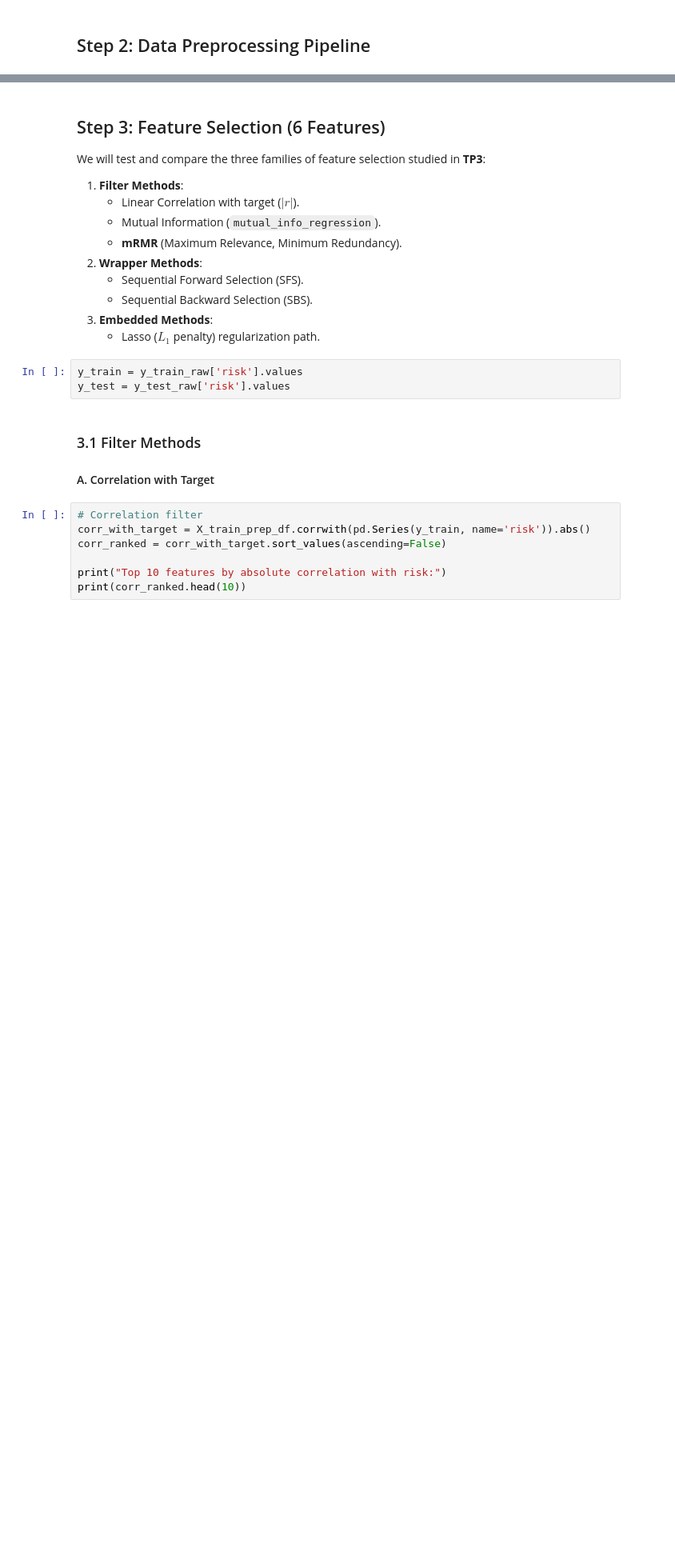
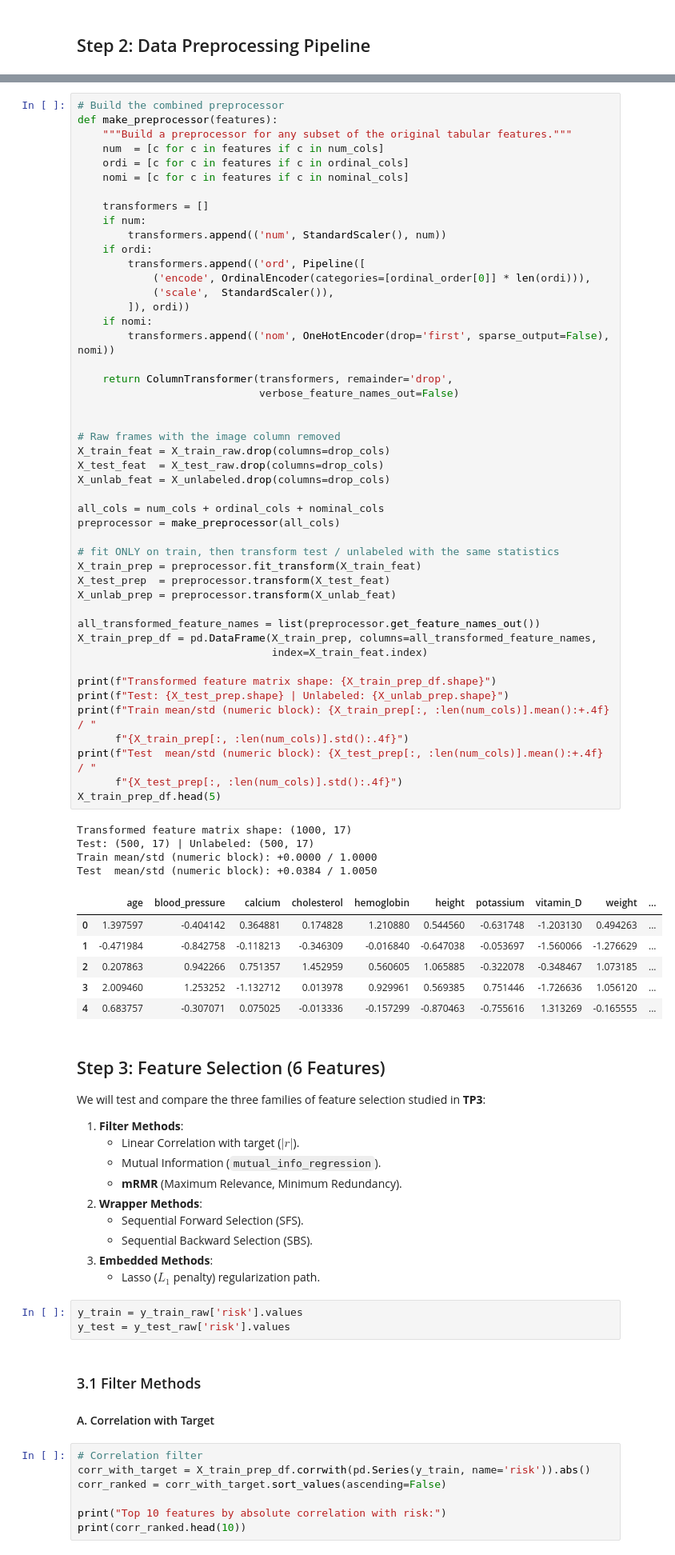
Before and after one commit to RenanGroto/-LELEC2870---Machine-Learning-Project-Smurf-Heart-Failure, a Jupyter notebook: part1.ipynb, the cells around one changed output, grey strips where cells are left out. Shown at 80% size. Drawn from its saved outputs; the diff is of its cells as text; blank space fills up the shorter version.

```diff
--- a/part1.ipynb
+++ b/part1.ipynb
@@ -378,3 +402,61 @@ Transformed feature matrix shape: (1000, 17)
+# %%
+# Build the combined preprocessor
+def make_preprocessor(features):
+    """Build a preprocessor for any subset of the original tabular features."""
+    num  = [c for c in features if c in num_cols]
+    ordi = [c for c in features if c in ordinal_cols]
+    nomi = [c for c in features if c in nominal_cols]
+
+    transformers = []
+    if num:
+        transformers.append(('num', StandardScaler(), num))
+    if ordi:
+        transformers.append(('ord', Pipeline([
+            ('encode', OrdinalEncoder(categories=[ordinal_order[0]] * len(ordi))),
+            ('scale',  StandardScaler()),
+        ]), ordi))
+    if nomi:
+        transformers.append(('nom', OneHotEncoder(drop='first', sparse_output=False), nomi))
+
+    return ColumnTransformer(transformers, remainder='drop',
+                             verbose_feature_names_out=False)
+
+
+# Raw frames with the image column removed
+X_train_feat = X_train_raw.drop(columns=drop_cols)
+X_test_feat  = X_test_raw.drop(columns=drop_cols)
+X_unlab_feat = X_unlabeled.drop(columns=drop_cols)
+
+all_cols = num_cols + ordinal_cols + nominal_cols
+preprocessor = make_preprocessor(all_cols)
+
+# fit ONLY on train, then transform test / unlabeled with the same statistics
+X_train_prep = preprocessor.fit_transform(X_train_feat)
+X_test_prep  = preprocessor.transform(X_test_feat)
+X_unlab_prep = preprocessor.transform(X_unlab_feat)
+
+all_transformed_feature_names = list(preprocessor.get_feature_names_out())
+X_train_prep_df = pd.DataFrame(X_train_prep, columns=all_transformed_feature_names,
+                               index=X_train_feat.index)
+
+print(f"Transformed feature matrix shape: {X_train_prep_df.shape}")
+print(f"Test: {X_test_prep.shape} | Unlabeled: {X_unlab_prep.shape}")
+print(f"Train mean/std (numeric block): {X_train_prep[:, :len(num_cols)].mean():+.4f} / "
+      f"{X_train_prep[:, :len(num_cols)].std():.4f}")
+print(f"Test  mean/std (numeric block): {X_test_prep[:, :len(num_cols)].mean():+.4f} / "
+      f"{X_test_prep[:, :len(num_cols)].std():.4f}")
+X_train_prep_df.head(5)
+# %% [output]
+Transformed feature matrix shape: (1000, 17)
+Test: (500, 17) | Unlabeled: (500, 17)
+Train mean/std (numeric block): +0.0000 / 1.0000
+Test  mean/std (numeric block): +0.0384 / 1.0050
+|  | age | blood_pressure | calcium | cholesterol | hemoglobin | height | potassium | vitamin_D | weight | ... |
+| 0 | 1.397597 | -0.404142 | 0.364881 | 0.174828 | 1.210880 | 0.544560 | -0.631748 | -1.203130 | 0.494263 | ... |
+| 1 | -0.471984 | -0.842758 | -0.118213 | -0.346309 | -0.016840 | -0.647038 | -0.053697 | -1.560066 | -1.276629 | ... |
+| 2 | 0.207863 | 0.942266 | 0.751357 | 1.452959 | 0.560605 | 1.065885 | -0.322078 | -0.348467 | 1.073185 | ... |
+| 3 | 2.009460 | 1.253252 | -1.132712 | 0.013978 | 0.929961 | 0.569385 | 0.751446 | -1.726636 | 1.056120 | ... |
+| 4 | 0.683757 | -0.307071 | 0.075025 | -0.013336 | -0.157299 | -0.870463 | -0.755616 | 1.313269 | -0.165555 | ... |
 # %% [markdown]
 ## Step 3: Feature Selection (6 Features)
 
```
Also changed, not shown: parts of 29 cells of this notebook, 2 other files.
